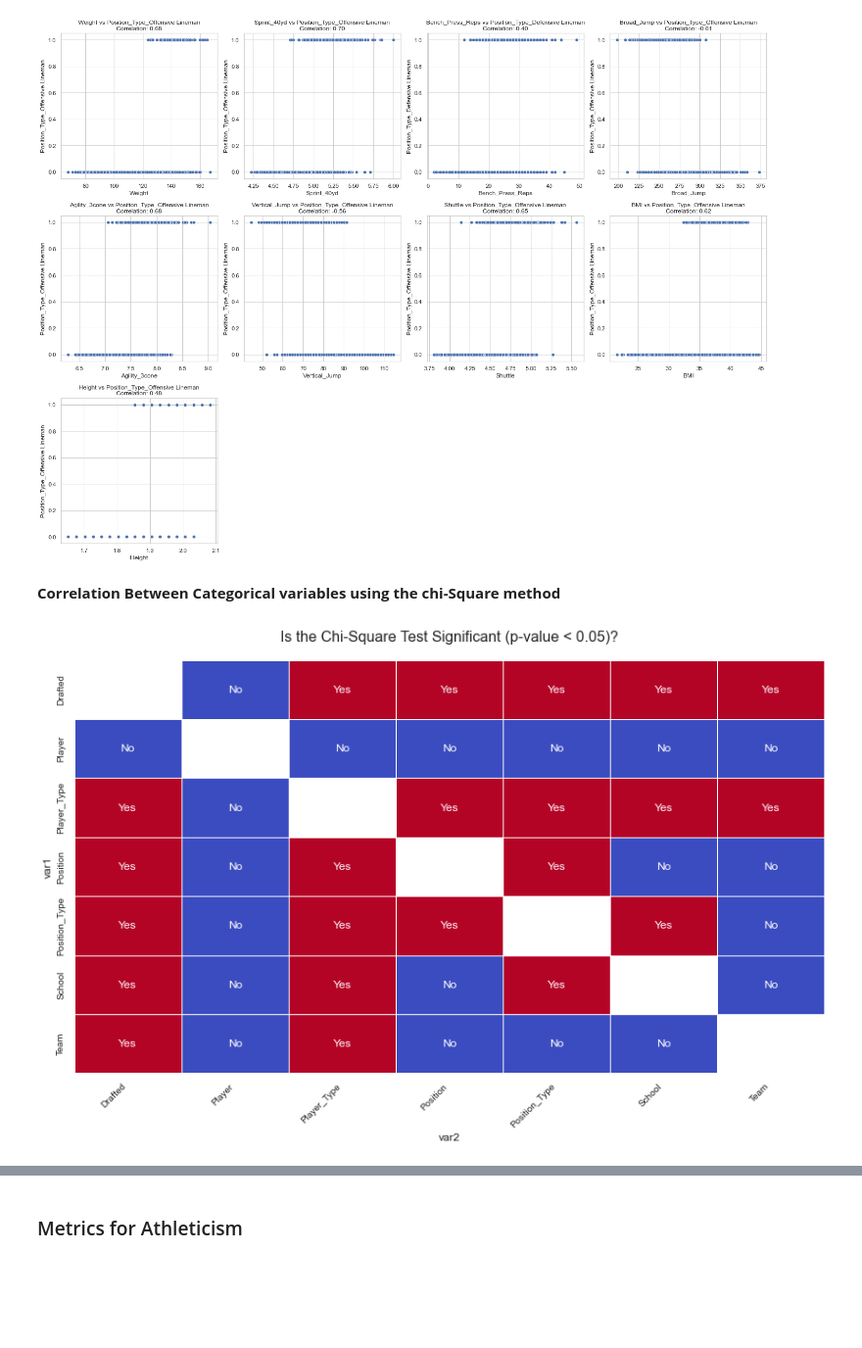
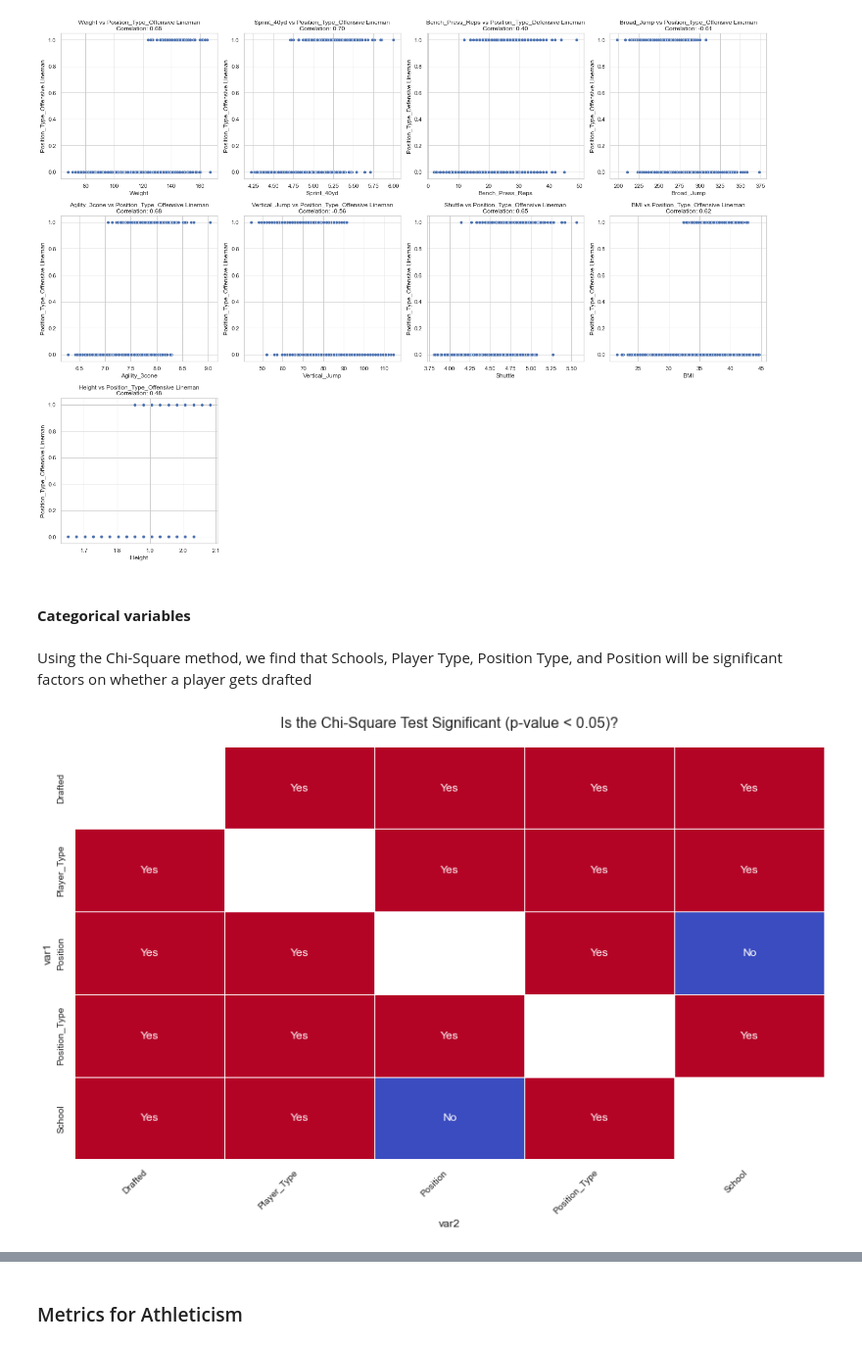
Before and after one commit to Gregcrooks75/NFL_analysis, a Jupyter notebook: NFL Project.ipynb, the cells around one changed output, grey strips where cells are left out. Shown at 98% size. Drawn from its saved outputs; the diff is of its cells as text; code cells hidden in the pictures; blank space fills up the shorter version.

```diff
--- a/NFL Project.ipynb
+++ b/NFL Project.ipynb
@@ -178,7 +178,7 @@ for i, col in enumerate(num_cols):
     legend_patches = []
 
     if not upper_outliers_count.empty:
-        upper_legend_labels = ['**Upper Bound:**'] + [f"{count} '{pos}'" for pos, count in upper_outliers_count.items()]
+        upper_legend_labels = ['Upper Bound:'] + [f"{count} '{pos}'" for pos, count in upper_outliers_count.items()]
         legend_labels.extend(upper_legend_labels)
         legend_patches.extend([plt.Line2D([0], [0], marker='o', color='w', label=label, markersize=10, markerfacecolor='red') for label in upper_legend_labels])
 
@@ -187,7 +187,7 @@ for i, col in enumerate(num_cols):
             legend_labels.append('')  # To ensure space between different legend sections if needed
             legend_patches.append(plt.Line2D([0], [0], color='w'))
 
-        lower_legend_labels = ['**Lower Bound:**'] + [f"{count} '{pos}'" for pos, count in lower_outliers_count.items()]
+        lower_legend_labels = ['Lower Bound:'] + [f"{count} '{pos}'" for pos, count in lower_outliers_count.items()]
         legend_labels.extend(lower_legend_labels)
         legend_patches.extend([plt.Line2D([0], [0], marker='o', color='w', label=label, markersize=10, markerfacecolor='blue') for label in lower_legend_labels])
 
@@ -502,7 +568,7 @@ def fill_missing_values_multivariable(df, col_to_fill, explanatory_vars):
     return df[col_to_fill]
 
 # Step 3: Apply the model to fill missing values for each column
-columns_to_predict = ['Shuttle', 'Height', 'Weight', 'Sprint_40yd', 'Vertical_Jump', 'Bench_Press_Reps', 'Broad_Jump', 'Agility_3cone', "Age"]
+columns_to_predict = ['Shuttle', 'Height', 'Weight', 'Sprint_40yd', 'Vertical_Jump', 'Bench_Press_Reps', 'Broad_Jump', 'Agility_3cone']
 
 for col in columns_to_predict:
     explanatory_vars = [c for c in columns_to_predict if c != col]
@@ -510,5 +576,5 @@ for col in columns_to_predict:
 
 # Display the DataFrame after filling missing values
 df = df[[x for x in df if not x.endswith('_Strat')]]
-df.head()
+df[['Sprint_40yd', 'Vertical_Jump', 'Bench_Press_Reps', 'Broad_Jump', 'Agility_3cone', 'Shuttle']].isnull().sum()
 # %% [output]
@@ -600,7 +668,7 @@ import matplotlib.pyplot as plt
 # Assuming 'df' is your DataFrame and it already contains one-hot encoded variables
 
 # List of numerical columns
-numerical_columns = ['Weight', 'Sprint_40yd', 'Bench_Press_Reps', 'Broad_Jump', 'Agility_3cone', 'Vertical_Jump', 'Shuttle', 'BMI', 'Height']
+numerical_columns = ['Sprint_40yd', 'Bench_Press_Reps', 'Broad_Jump', 'Agility_3cone', 'Vertical_Jump', 'Shuttle']
 
 # List of one-hot encoded columns (assuming they start with 'Position_' or 'Drafted_')
 encoded_columns = [col for col in df.columns if col.startswith('Position') or col.startswith('Drafted_')]
@@ -708,7 +778,9 @@ plt.show()
 # %% [output]
 [figure]
 # %% [markdown]
-<b> Correlation Between Categorical variables using the chi-Square method </b>
+#### <b> Categorical variables</b>
+# %% [markdown]
+Using the Chi-Square method, we find that Schools, Player Type, Position Type, and Position will be significant factors on whether a player gets drafted
 # %%
 from itertools import product
 import scipy.stats as ss
@@ -723,8 +795,8 @@ cat_var = list(df_cat['index'].loc[df_cat['dtype'] == 'object'])
 df_cat_v1 = df[cat_var].dropna()
 
 # Define pairs of categorical variables
-cat_var1 = ('Player', 'School', 'Player_Type', 'Position_Type', 'Position', 'Drafted', 'Team')
-cat_var2 = ('Player', 'School', 'Player_Type', 'Position_Type', 'Position', 'Drafted', 'Team')
+cat_var1 = ('School', 'Player_Type', 'Position_Type', 'Position', 'Drafted')
+cat_var2 = ('School', 'Player_Type', 'Position_Type', 'Position', 'Drafted')
 
 # Generate all possible combinations between the variables
 cat_var_prod = list(product(cat_var1, cat_var2, repeat=1))
@@ -733,31 +805,31 @@ result = []
 # Perform Chi-Square test for each pair and store the p-values
 for i in cat_var_prod:
     if i[0] != i[1]:
         # Compute the chi-squared test
         chi2, p, dof, ex = ss.chi2_contingency(pd.crosstab(df_cat_v1[i[0]], df_cat_v1[i[1]]))
         significance = 1 if p < 0.05 else 0  # Use numeric values 1 and 0
         result.append((i[0], i[1], p, significance))
 
 # Convert the result to a DataFrame
 chi_test_output = pd.DataFrame(result, columns=['var1', 'var2', 'p_value', 'Significant'])
 
 # Pivot the results to create a matrix for the heatmap
 chi_test_pivot = chi_test_output.pivot(index='var1', columns='var2', values='Significant')
 
 # Create a corresponding annotation matrix with "Yes" or "No"
 annotation_matrix = chi_test_pivot.applymap(lambda x: 'Yes' if x == 1 else 'No')
 
 # Plot the heatmap using Seaborn
 plt.figure(figsize=(12, 8))
 sns.heatmap(chi_test_pivot, annot=annotation_matrix, cmap='coolwarm', cbar=False, linewidths=0.5, fmt='')
 
 # Customize the heatmap
 plt.title('Is the Chi-Square Test Significant (p-value < 0.05)?', fontsize=16, pad=20)
 plt.xticks(rotation=45, ha='right', fontsize=10)
 plt.yticks(fontsize=10)
 plt.tight_layout()
 
 # Display the heatmap
 plt.show()
 # %% [output]
-[figure, old version]
+[figure, new version]
```
Also changed, not shown: parts of 75 cells of this notebook.
